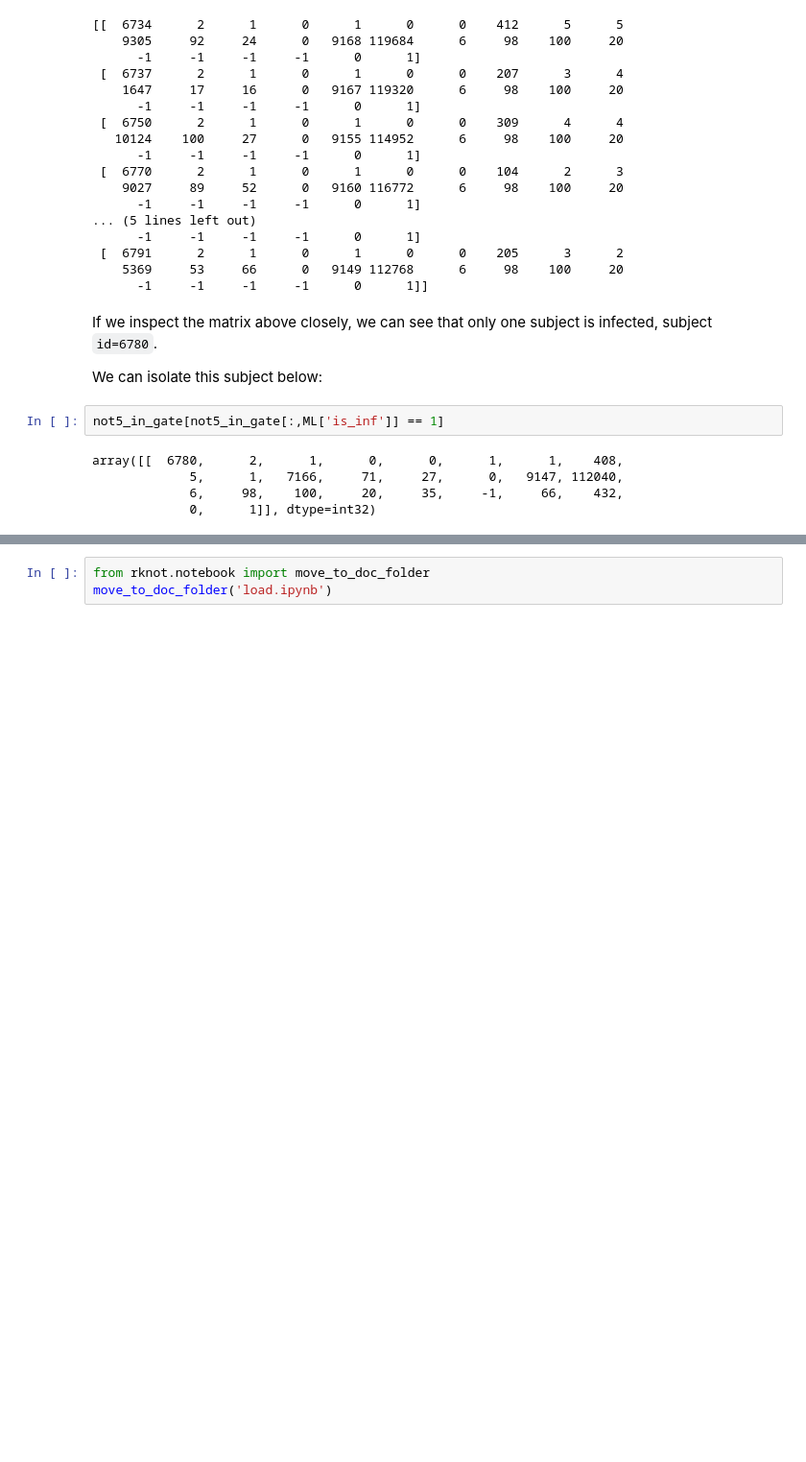
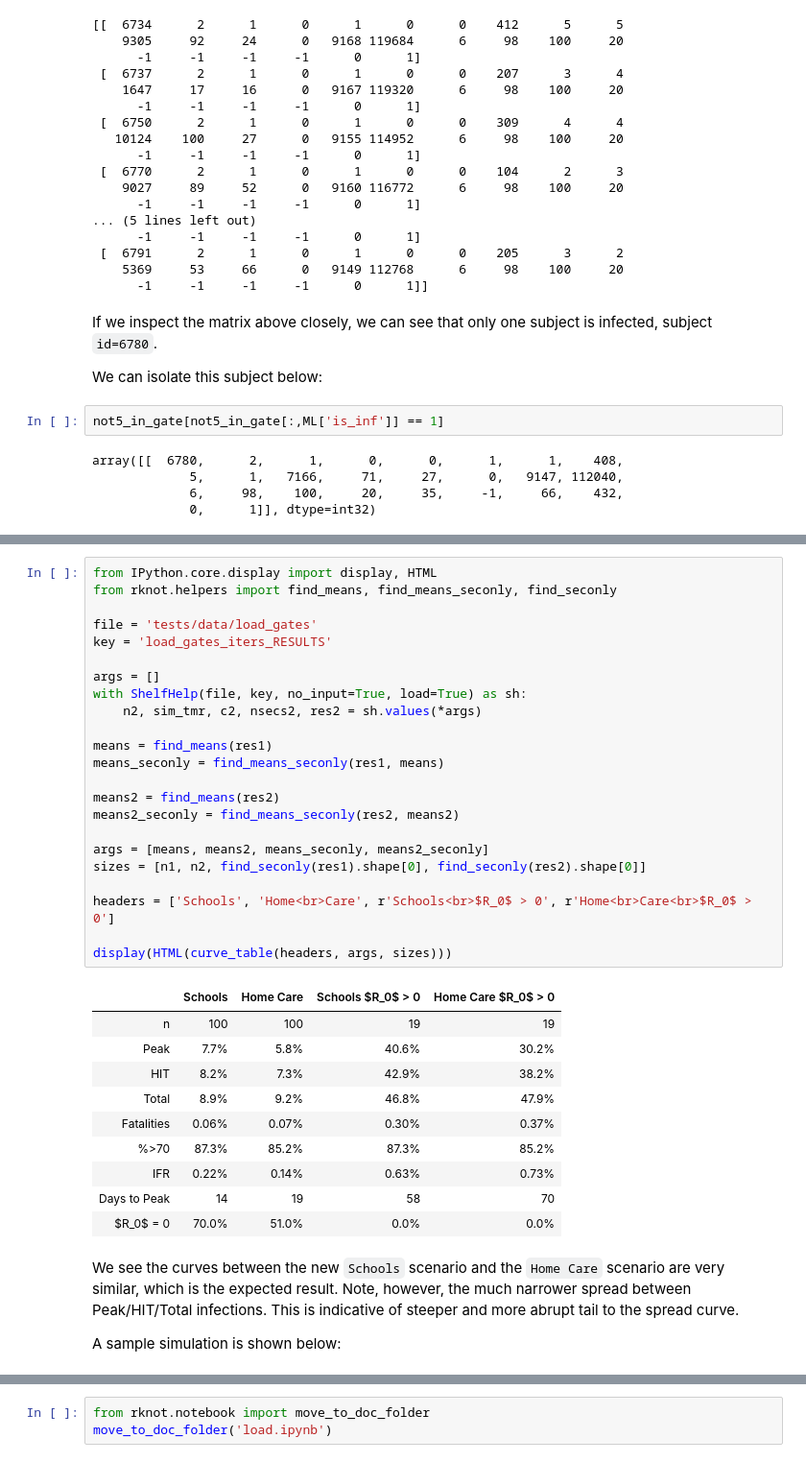
Before and after one commit to rjskene/rknotdocs, a Jupyter notebook: docs/load.ipynb, the cells around one changed output, grey strips where cells are left out. Shown at 96% size. Saved outputs shown, nothing was run; the diff lists cells and outputs as text; blank space fills up the shorter version.

```diff
--- a/docs/load.ipynb
+++ b/docs/load.ipynb
@@ -1736,0 +1888,38 @@ One possibility is to implement a testing regime.
+# %%
+from IPython.core.display import display, HTML
+from rknot.helpers import find_means, find_means_seconly, find_seconly
+
+file = 'tests/data/load_gates'
+key = 'load_gates_iters_RESULTS'
+
+args = []
+with ShelfHelp(file, key, no_input=True, load=True) as sh:
+    n2, sim_tmr, c2, nsecs2, res2 = sh.values(*args)
+
+means = find_means(res1)
+means_seconly = find_means_seconly(res1, means)
+
+means2 = find_means(res2)
+means2_seconly = find_means_seconly(res2, means2)
+
+args = [means, means2, means_seconly, means2_seconly]
+sizes = [n1, n2, find_seconly(res1).shape[0], find_seconly(res2).shape[0]]
+
+headers = ['Schools', 'Home<br>Care', r'Schools<br>$R_0$ > 0', r'Home<br>Care<br>$R_0$ > 0']
+
+display(HTML(curve_table(headers, args, sizes)))
+# %% [output]
+|  | Schools | Home Care | Schools $R_0$ > 0 | Home Care $R_0$ > 0 |
+| n | 100 | 100 | 19 | 19 |
+| Peak | 7.7% | 5.8% | 40.6% | 30.2% |
+| HIT | 8.2% | 7.3% | 42.9% | 38.2% |
+| Total | 8.9% | 9.2% | 46.8% | 47.9% |
+| Fatalities | 0.06% | 0.07% | 0.30% | 0.37% |
+| %>70 | 87.3% | 85.2% | 87.3% | 85.2% |
+| IFR | 0.22% | 0.14% | 0.63% | 0.73% |
+| Days to Peak | 14 | 19 | 58 | 70 |
+| $R_0$ = 0 | 70.0% | 51.0% | 0.0% | 0.0% |
+# %% [markdown]
+We see the curves between the new `Schools` scenario and the `Home Care` scenario are very similar, which is the expected result. Note, however, the much narrower spread between Peak/HIT/Total infections. This is indicative of steeper and more abrupt tail to the spread curve.
+
+A sample simulation is shown below:
```
Also changed, not shown: parts of 37 cells of this notebook, 21 other files.
